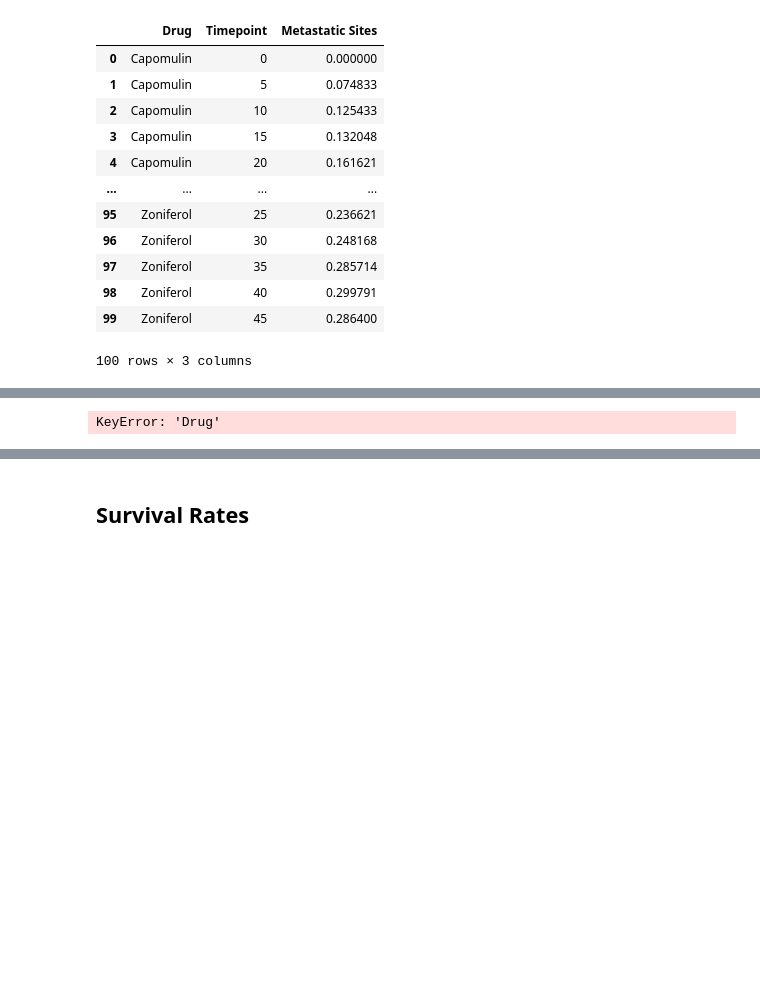
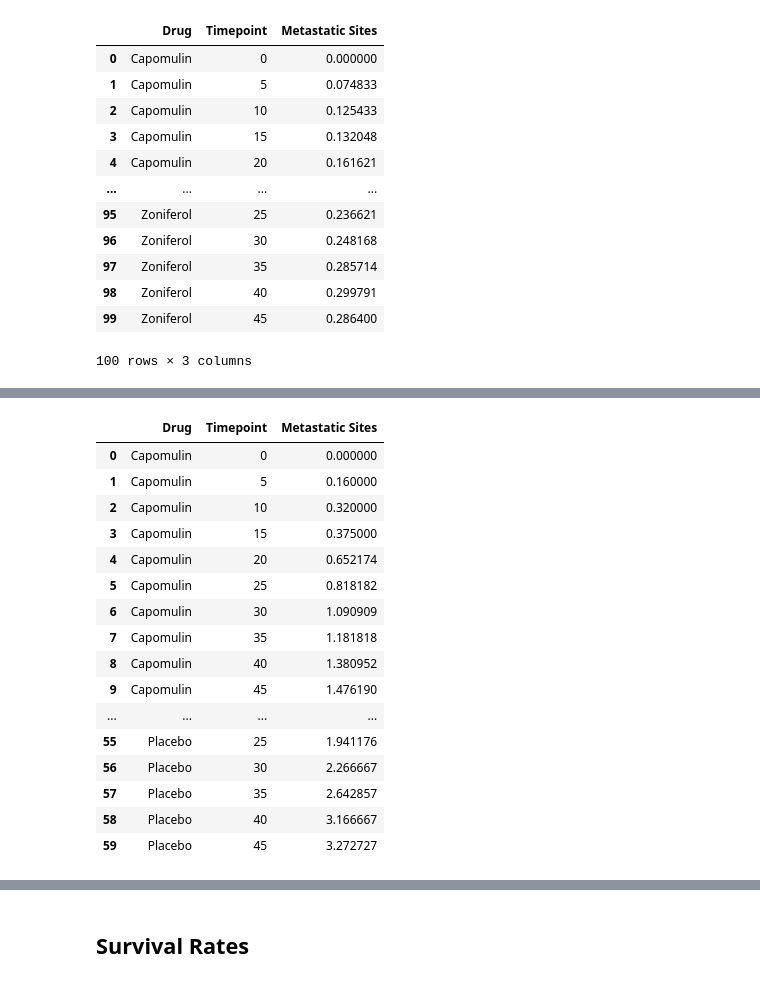
Before and after one commit to sbell1258/matplotlib-challenge, a Jupyter notebook: pymaceuticals_starter.ipynb, the cells around one changed output, grey strips where cells are left out. Saved outputs shown, nothing was run; the diff lists cells and outputs as text; code cells hidden in the pictures; blank space fills up the shorter version.

```diff
--- a/pymaceuticals_starter.ipynb
+++ b/pymaceuticals_starter.ipynb
@@ -370,5 +376,22 @@ mu_tumor_drugtime_df.to_csv('tumor_meta_file.csv')
 # %%
 # Isolate four treatments
-mu_tumor_drugtime4_df = mu_tumor_drugtime_df[(mu_tumor_drugtime_df['Drug'] == 'Capomulin') | (mu_tumor_by_drugtime_data_df['Drug'] == 'Placebo') | (mu_tumor_by_drugtime_data_df['Drug'] == 'Ketapril') | (mu_tumor_by_drugtime_data_df['Drug'] == 'Infubinol')]
+mu_meta4_df = mu_meta_df[(mu_meta_df['Drug'] == 'Capomulin') | (mu_meta_df['Drug'] == 'Placebo') | (mu_meta_df['Drug'] == 'Ketapril') | (mu_meta_df['Drug'] == 'Infubinol')]
+mu_meta4_df
 # %% [output]
-KeyError: 'Drug'
+|  | Drug | Timepoint | Metastatic Sites |
+| 0 | Capomulin | 0 | 0.000000 |
+| 1 | Capomulin | 5 | 0.160000 |
+| 2 | Capomulin | 10 | 0.320000 |
+| 3 | Capomulin | 15 | 0.375000 |
+| 4 | Capomulin | 20 | 0.652174 |
+| 5 | Capomulin | 25 | 0.818182 |
+| 6 | Capomulin | 30 | 1.090909 |
+| 7 | Capomulin | 35 | 1.181818 |
+| 8 | Capomulin | 40 | 1.380952 |
+| 9 | Capomulin | 45 | 1.476190 |
+| ... | ... | ... | ... |
+| 55 | Placebo | 25 | 1.941176 |
+| 56 | Placebo | 30 | 2.266667 |
+| 57 | Placebo | 35 | 2.642857 |
+| 58 | Placebo | 40 | 3.166667 |
+| 59 | Placebo | 45 | 3.272727 |
```
Also changed, not shown: parts of 17 cells of this notebook.
